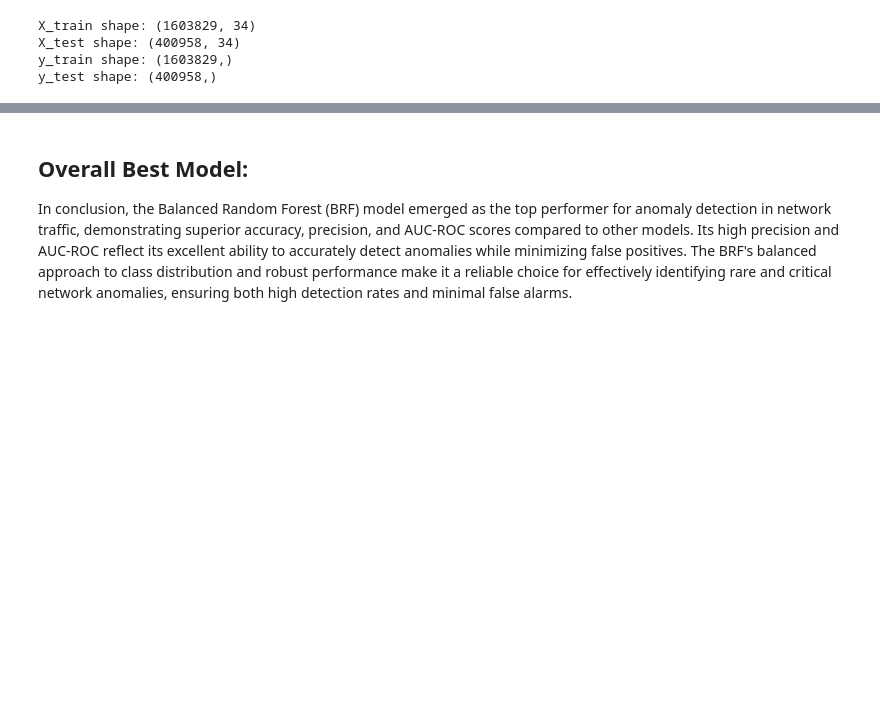
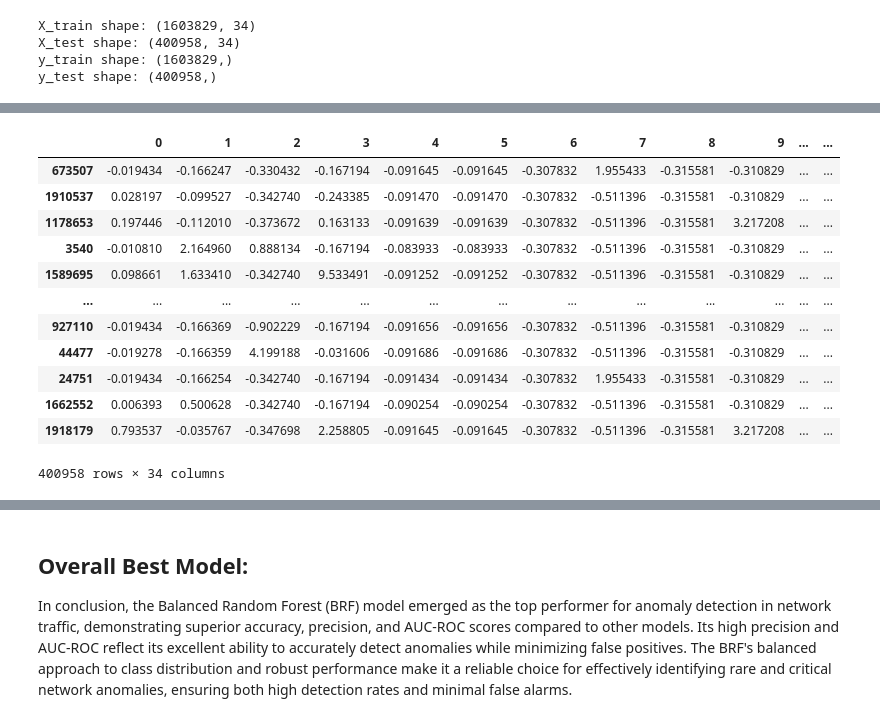
Before and after one commit to Awonke03/Capstone_Project, a Jupyter notebook: Capstone_Final_IOT.ipynb, the cells around one changed output, grey strips where cells are left out. Drawn from its saved outputs; the diff is of its cells as text; code cells hidden in the pictures; blank space fills up the shorter version.

```diff
--- a/Capstone_Final_IOT.ipynb
+++ b/Capstone_Final_IOT.ipynb
@@ -348,0 +365,16 @@ y_test shape: (400958,)
+# %%
+X_test
+# %% [output]
+|  | 0 | 1 | 2 | 3 | 4 | 5 | 6 | 7 | 8 | 9 | ... | ... |
+| 673507 | -0.019434 | -0.166247 | -0.330432 | -0.167194 | -0.091645 | -0.091645 | -0.307832 | 1.955433 | -0.315581 | -0.310829 | ... | ... |
+| 1910537 | 0.028197 | -0.099527 | -0.342740 | -0.243385 | -0.091470 | -0.091470 | -0.307832 | -0.511396 | -0.315581 | -0.310829 | ... | ... |
+| 1178653 | 0.197446 | -0.112010 | -0.373672 | 0.163133 | -0.091639 | -0.091639 | -0.307832 | -0.511396 | -0.315581 | 3.217208 | ... | ... |
+| 3540 | -0.010810 | 2.164960 | 0.888134 | -0.167194 | -0.083933 | -0.083933 | -0.307832 | -0.511396 | -0.315581 | -0.310829 | ... | ... |
+| 1589695 | 0.098661 | 1.633410 | -0.342740 | 9.533491 | -0.091252 | -0.091252 | -0.307832 | -0.511396 | -0.315581 | -0.310829 | ... | ... |
+| ... | ... | ... | ... | ... | ... | ... | ... | ... | ... | ... | ... | ... |
+| 927110 | -0.019434 | -0.166369 | -0.902229 | -0.167194 | -0.091656 | -0.091656 | -0.307832 | -0.511396 | -0.315581 | -0.310829 | ... | ... |
+| 44477 | -0.019278 | -0.166359 | 4.199188 | -0.031606 | -0.091686 | -0.091686 | -0.307832 | -0.511396 | -0.315581 | -0.310829 | ... | ... |
+| 24751 | -0.019434 | -0.166254 | -0.342740 | -0.167194 | -0.091434 | -0.091434 | -0.307832 | 1.955433 | -0.315581 | -0.310829 | ... | ... |
+| 1662552 | 0.006393 | 0.500628 | -0.342740 | -0.167194 | -0.090254 | -0.090254 | -0.307832 | -0.511396 | -0.315581 | -0.310829 | ... | ... |
+| 1918179 | 0.793537 | -0.035767 | -0.347698 | 2.258805 | -0.091645 | -0.091645 | -0.307832 | -0.511396 | -0.315581 | 3.217208 | ... | ... |
+400958 rows × 34 columns
```
Also changed, not shown: parts of 26 cells of this notebook, 1 other file.
